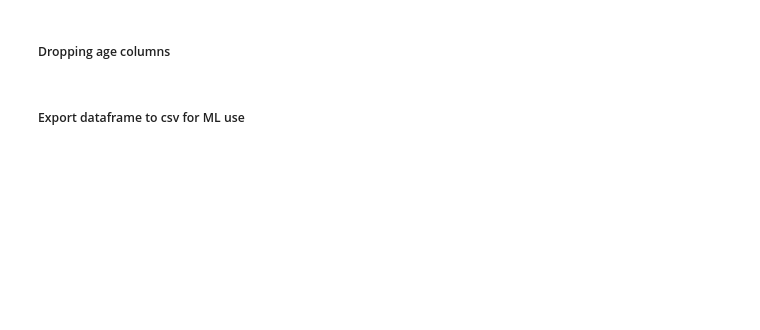
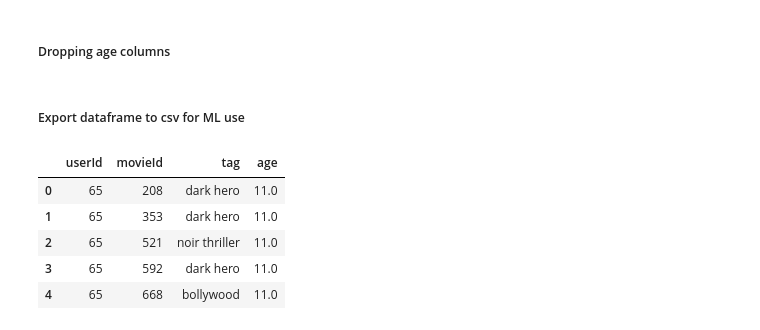
Before and after one commit to jcrigoni/grand_ml_project, a Jupyter notebook: 4_user_embedding.ipynb, the cells around one changed output. Saved outputs shown, nothing was run; the diff lists cells and outputs as text; code cells hidden in the pictures; blank space fills up the shorter version.

```diff
--- a/4_user_embedding.ipynb
+++ b/4_user_embedding.ipynb
@@ -477,0 +480,10 @@ df_user_vector.to_csv('output_data/user_avg_vectors_4.csv',  index=False)
+# %%
+#df.drop('Unnamed: 0', axis=1, inplace=True)
+df.head(5)
+# %% [output]
+|  | userId | movieId | tag | age |
+| 0 | 65 | 208 | dark hero | 11.0 |
+| 1 | 65 | 353 | dark hero | 11.0 |
+| 2 | 65 | 521 | noir thriller | 11.0 |
+| 3 | 65 | 592 | dark hero | 11.0 |
+| 4 | 65 | 668 | bollywood | 11.0 |
```
Also changed, not shown: parts of 19 cells of this notebook, 1 other file.
